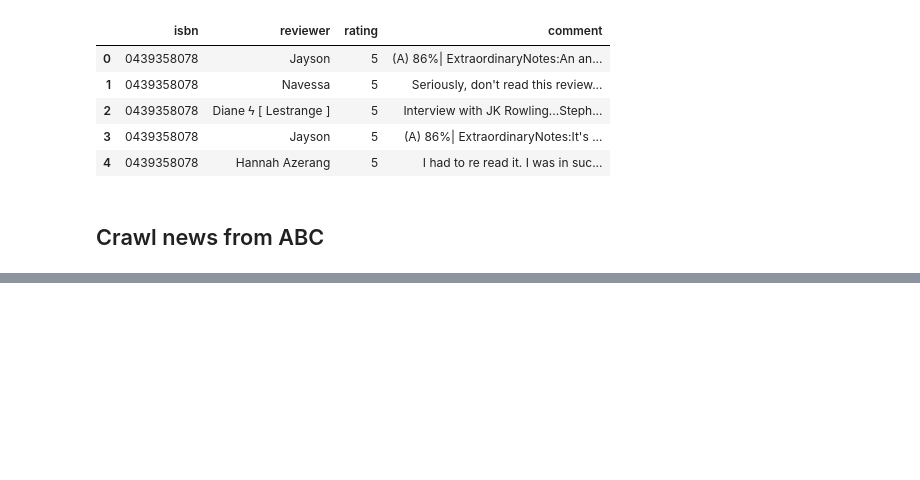
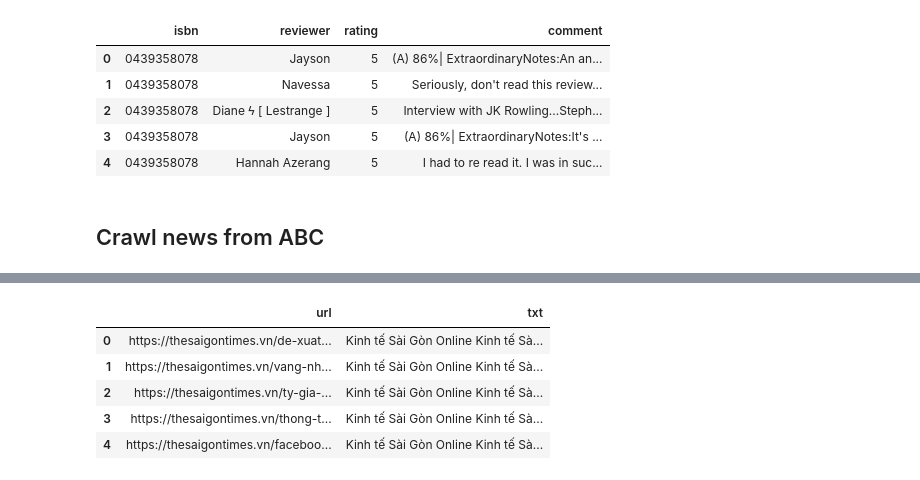
Before and after one commit to LongAiden/practical_dl_final_project, a Jupyter notebook: crawl_data.ipynb, the cells around one changed output, grey strips where cells are left out. Saved outputs shown, nothing was run; the diff lists cells and outputs as text; code cells hidden in the pictures; blank space fills up the shorter version.

```diff
--- a/crawl_data.ipynb
+++ b/crawl_data.ipynb
@@ -725,2 +336,10 @@ Error Logs:
 # %%
 test = pd.read_csv('scraped_texts.csv')
+test.head()
+# %% [output]
+|  | url | txt |
+| 0 | https://thesaigontimes.vn/de-xuat... | Kinh tế Sài Gòn Online Kinh tế Sà... |
+| 1 | https://thesaigontimes.vn/vang-nh... | Kinh tế Sài Gòn Online Kinh tế Sà... |
+| 2 | https://thesaigontimes.vn/ty-gia-... | Kinh tế Sài Gòn Online Kinh tế Sà... |
+| 3 | https://thesaigontimes.vn/thong-t... | Kinh tế Sài Gòn Online Kinh tế Sà... |
+| 4 | https://thesaigontimes.vn/faceboo... | Kinh tế Sài Gòn Online Kinh tế Sà... |
```
Also changed, not shown: parts of 22 cells of this notebook.
